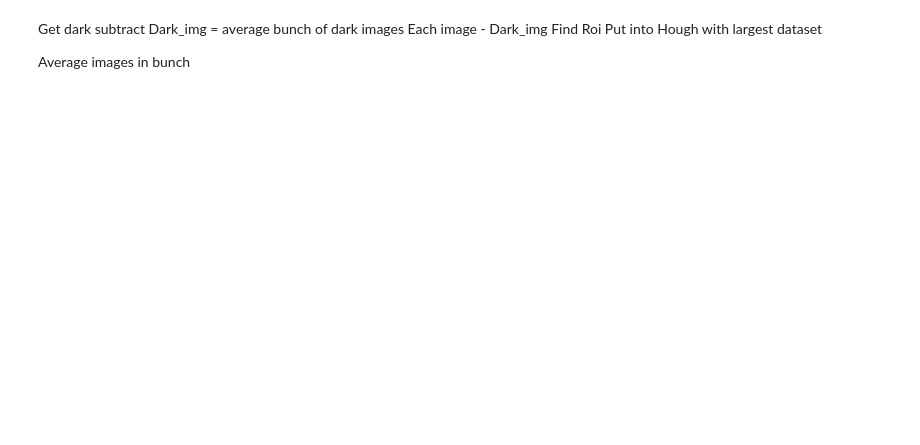
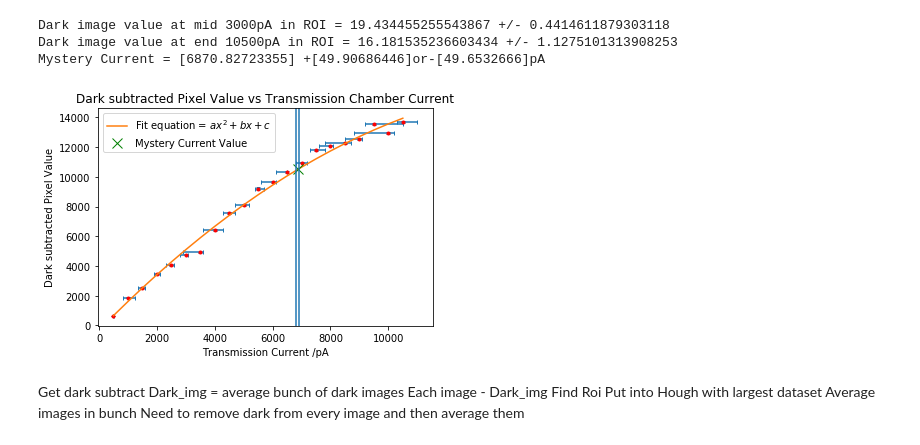
Before and after one commit to edwardrjtaylor/masters-tasks, a Jupyter notebook: LASSENA Readout.ipynb, the cells around one changed output. Saved outputs shown, nothing was run; the diff lists cells and outputs as text; code cells hidden in the pictures; blank space fills up the shorter version.

```diff
--- a/LASSENA Readout.ipynb
+++ b/LASSENA Readout.ipynb
@@ -266,5 +276,6 @@ data, dark, OnCheck,Myst = get_data_loc(folder)
 #print(data[17])
 # %%
-dark_start = avg_bunch(dark[1])
 dark_mid = avg_bunch(dark[0])
 dark_end = avg_bunch(dark[2])
+img_for_roi = dark_start-avg_bunch(data[17])
+ROI_pts = cross_points(img_for_roi,hough_grid(img_for_roi))
@@ -302,9 +330,63 @@ print(cross_points(img_for_roi,hough_grid(img_for_roi)))
+# %%
+FOLDER = r'Current Error'
+COL_NAMES = ['Positive Horiz error', 'Negative Horiz error']
+LINES_TO_SKIP = -1
+
+
+def get_one_pv(data,ROI_pts): return pixel_val(four_point_transform(dark_remov_avg(data),ROI_pts))
+
+myst_warped,myst_std_dev = get_pv(Myst,ROI_pts)
+dark_mid,dark_mid_std = get_one_pv(dark[0],ROI_pts)
+dark_end,dark_end_std = get_one_pv(dark[2],ROI_pts)
+print(r'Dark image value at mid 3000pA in ROI = {} +/- {}'.format(dark_mid,dark_mid_std))
+print(r'Dark image value at end 10500pA in ROI = {} +/- {}'.format(dark_end,dark_end_std))
+def read_csv_files_in_folder(folder_name):
+    folder_name = os.listdir(FOLDER)
+    for idx, fn in enumerate(folder_name): #puts data in 3d stepping through file
+        try:
+            file_path = (FOLDER + os.sep + fn)
+            a = np.genfromtxt(file_path, dtype = int,delimiter=',', skip_header=1)#finds the commas and skips title row
+            if idx == 0:
+                data = np.empty([a.shape[0],a.shape[1], len(folder_name)])
+            data[:,:, idx] = a
+        except: continue
+    return data
+
+a = read_csv_files_in_folder(FOLDER)
+
+ptiv_error,ntiv_error = [*zip(*a[:,0])][0],[*zip(*a[:,1])][0]
+
+plt.title('Dark subtracted Pixel Value vs Transmission Chamber Current')
+plt.xlabel('Transmission Current /pA')
+plt.ylabel('Dark subtracted Pixel Value')
+
+plt.errorbar(x=files_numbers,y=warped_files,yerr=std_dev,xerr = np.array([ntiv_error,ptiv_error]),ls='None',capsize=2,barsabove=True)
+plt.plot(files_numbers,warped_files,'r.')
+def poly(x,a,b,c): return a*x**2+b*x+c
+popt, pcov = scipy.optimize.curve_fit(poly,files_numbers,warped_files,p0=[1,1,0],sigma=std_dev)
+perr = np.sqrt(np.diag(pcov))
+plt.plot(files_numbers,[poly(i,*popt) for i in files_numbers],label=r'Fit equation = $ax^2+bx+c$')
+from pynverse import inversefunc
+Current = inversefunc(poly, args=(popt[0],popt[1],popt[2]),y_values=myst_warped)
+Current_ptiv = inversefunc(poly, args=(popt[0],popt[1],popt[2]),y_values=(myst_warped[0]+myst_std_dev[0]))
+Current_ntiv = inversefunc(poly, args=(popt[0],popt[1],popt[2]),y_values=(myst_warped[0]-myst_std_dev[0]))
+plt.plot(Current,myst_warped,'gx',ms=10,label='Mystery Current Value')
+plt.axvline(Current_ptiv)
+plt.axvline(Current_ntiv)
+print('Mystery Current = {} +{}or-{}pA'.format(Current,Current_ptiv-Current,Current-Current_ntiv))
+plt.legend()
+plt.show()
+# %% [output]
+Dark image value at mid 3000pA in ROI = 19.434455255543867 +/- 0.4414611879303118
+Dark image value at end 10500pA in ROI = 16.181535236603434 +/- 1.1275101313908253
+Mystery Current = [6870.82723355] +[49.90686446]or-[49.6532666]pA
+[figure, added]
 # %% [markdown]
 Get dark subtract
     Dark_img = average bunch of dark images
 Each image - Dark_img
 Find Roi
     Put into Hough with largest dataset
-
 Average images in bunch
+Need to remove dark from every image and then average them
 # %%
```
Also changed, not shown: parts of 5 cells of this notebook.
